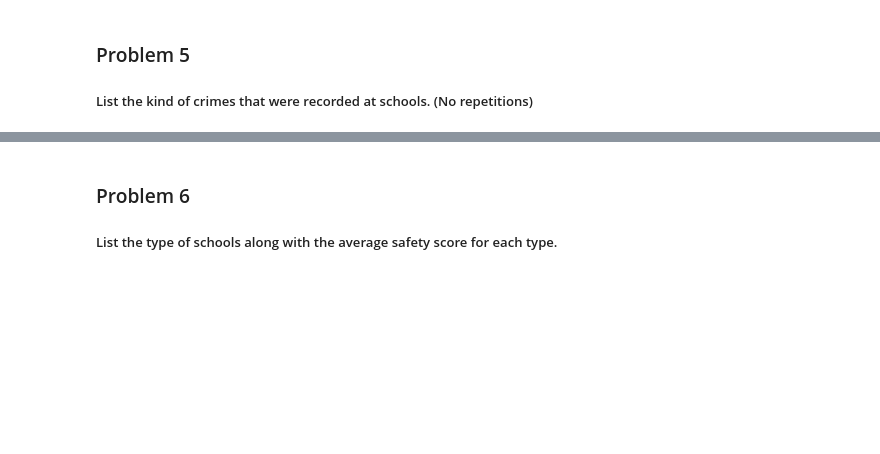
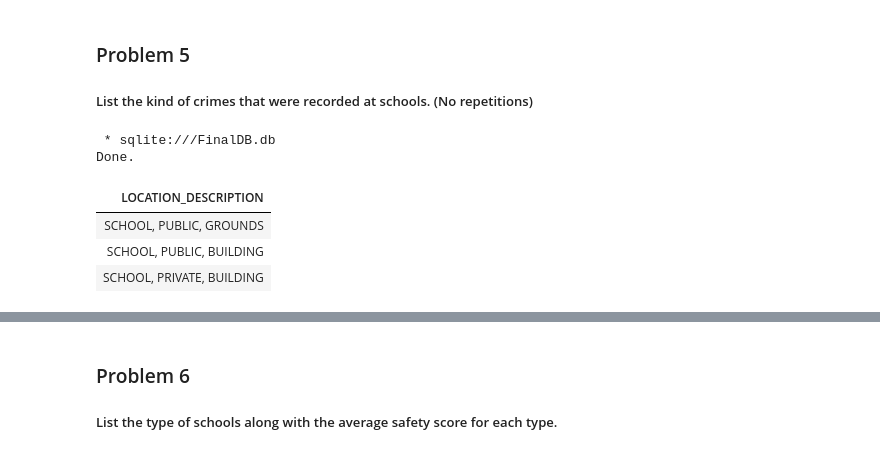
Before and after one commit to antoniobiasotti/dsIBM_Module6, a Jupyter notebook: SQL/mod5-final-project.ipynb, the cells around one changed output, grey strips where cells are left out. Drawn from its saved outputs; the diff is of its cells as text; code cells hidden in the pictures; blank space fills up the shorter version.

```diff
--- a/SQL/mod5-final-project.ipynb
+++ b/SQL/mod5-final-project.ipynb
@@ -117,3 +194,15 @@ Now write and execute SQL queries to solve assignment problems
 ### Problem 5
 
 ##### List the kind of crimes that were recorded at schools. (No repetitions)
+# %%
+%%sql
+SELECT DISTINCT LOCATION_DESCRIPTION
+FROM CHICAGO_CRIME_DATA
+WHERE LOCATION_DESCRIPTION LIKE '%SCHOOL%'
+# %% [output]
+ * sqlite:///FinalDB.db
+Done.
+| LOCATION_DESCRIPTION |
+| SCHOOL, PUBLIC, GROUNDS |
+| SCHOOL, PUBLIC, BUILDING |
+| SCHOOL, PRIVATE, BUILDING |
```
Also changed, not shown: parts of 14 cells of this notebook.
